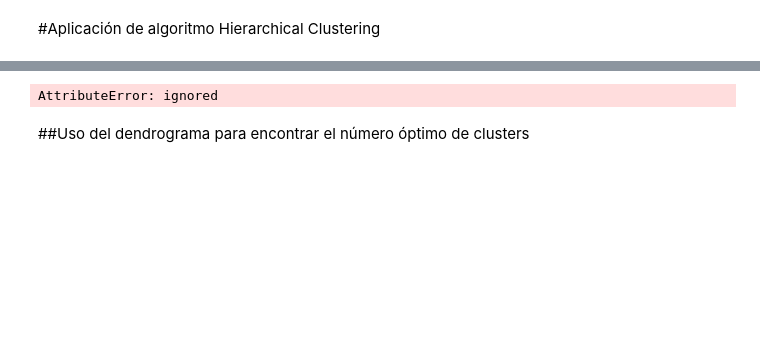
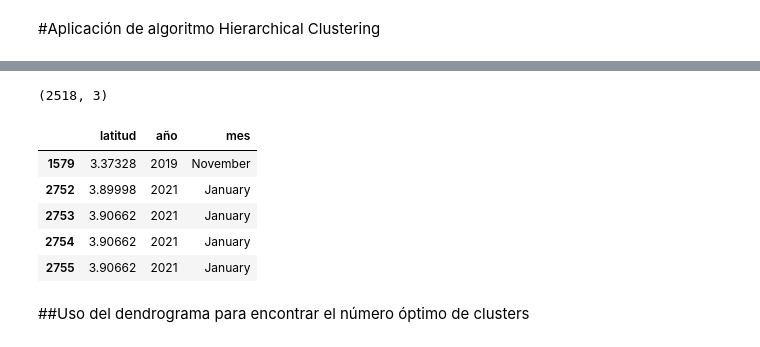
Before and after one commit to veronica1908/T2_APRENDIZAJE_NO_SUPERVISADO, a Jupyter notebook: APRENDIZAJE_NO_SUPERVISADO.ipynb, the cells around one changed output, grey strips where cells are left out. Saved outputs shown, nothing was run; the diff lists cells and outputs as text; code cells hidden in the pictures; blank space fills up the shorter version.

```diff
--- a/APRENDIZAJE_NO_SUPERVISADO.ipynb
+++ b/APRENDIZAJE_NO_SUPERVISADO.ipynb
@@ -1599,10 +1656,16 @@ plt.show()
 # %%
 # Separación de caracteristicas
-X = X_sparse .iloc[:,1:10]
+X = BDD.iloc[:,24:27]
 print(X.shape)
 X.head()
 # %% [output]
-AttributeError: ignored
+(2518, 3)
+|  | latitud | año | mes |
+| 1579 | 3.37328 | 2019 | November |
+| 2752 | 3.89998 | 2021 | January |
+| 2753 | 3.90662 | 2021 | January |
+| 2754 | 3.90662 | 2021 | January |
+| 2755 | 3.90662 | 2021 | January |
 # %% [markdown]
 ##Uso del dendrograma para encontrar el número óptimo de clusters
 # %%
```
Also changed, not shown: parts of 39 cells of this notebook.
